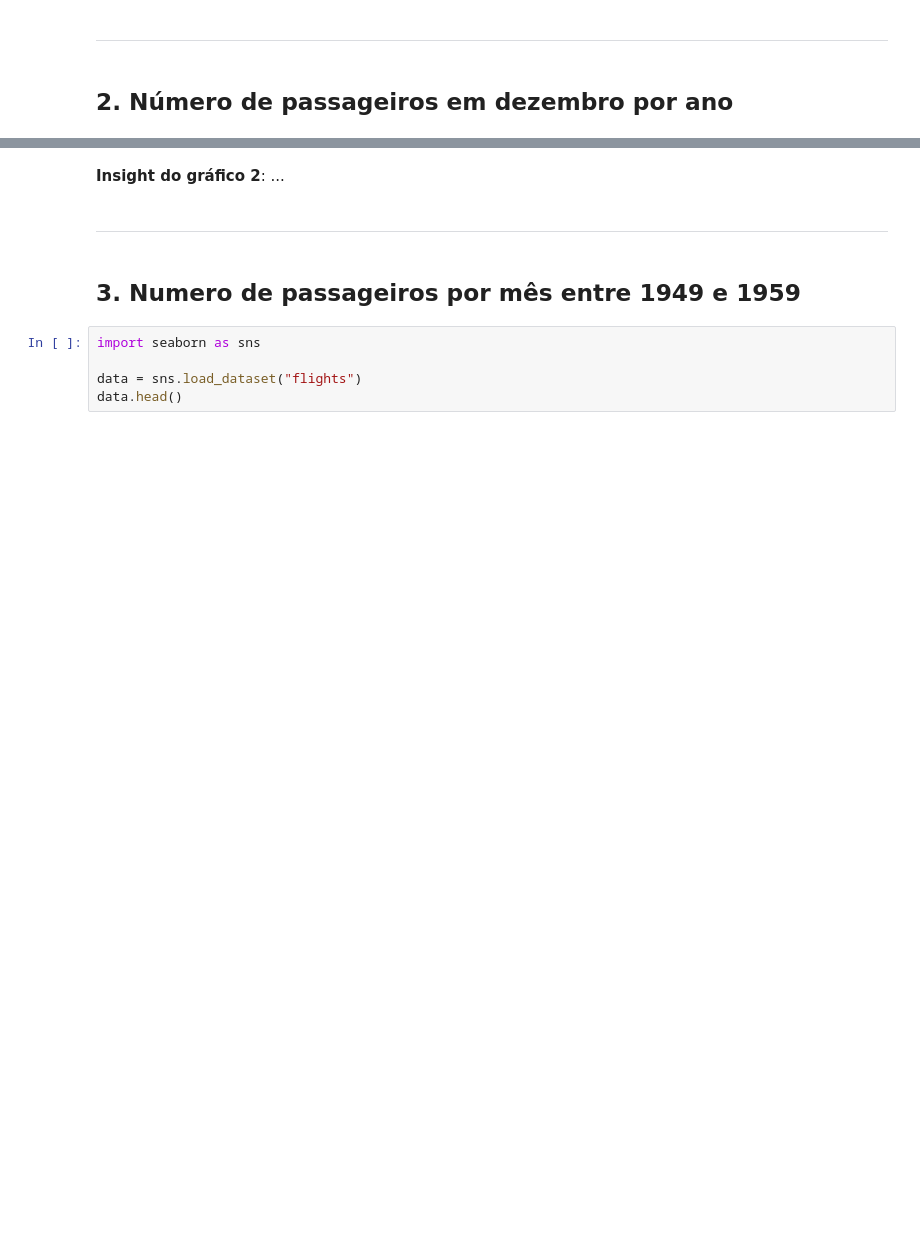
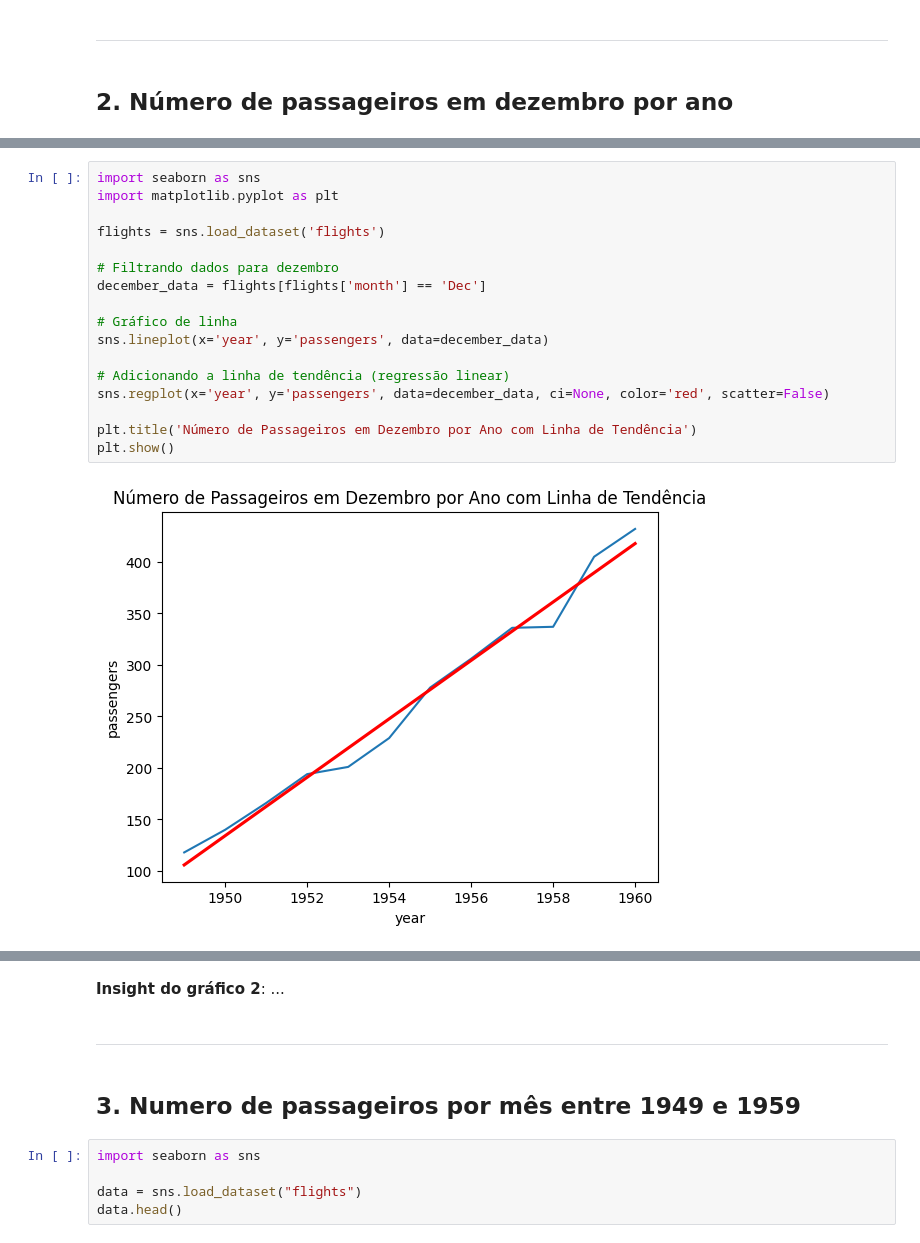
Before and after one commit to leaop/Cursos, a Jupyter notebook: EBAC/atividade14.ipynb, the cells around one changed output, grey strips where cells are left out. Drawn from its saved outputs; the diff is of its cells as text; blank space fills up the shorter version.

```diff
--- a/EBAC/atividade14.ipynb
+++ b/EBAC/atividade14.ipynb
@@ -57,0 +77,19 @@ flights = ...
+# %%
+import seaborn as sns
+import matplotlib.pyplot as plt
+
+flights = sns.load_dataset('flights')
+
+# Filtrando dados para dezembro
+december_data = flights[flights['month'] == 'Dec']
+
+# Gráfico de linha
+sns.lineplot(x='year', y='passengers', data=december_data)
+
+# Adicionando a linha de tendência (regressão linear)
+sns.regplot(x='year', y='passengers', data=december_data, ci=None, color='red', scatter=False)
+
+plt.title('Número de Passageiros em Dezembro por Ano com Linha de Tendência')
+plt.show()
+# %% [output]
+[figure, added]
```
Also changed, not shown: parts of 11 cells of this notebook.
